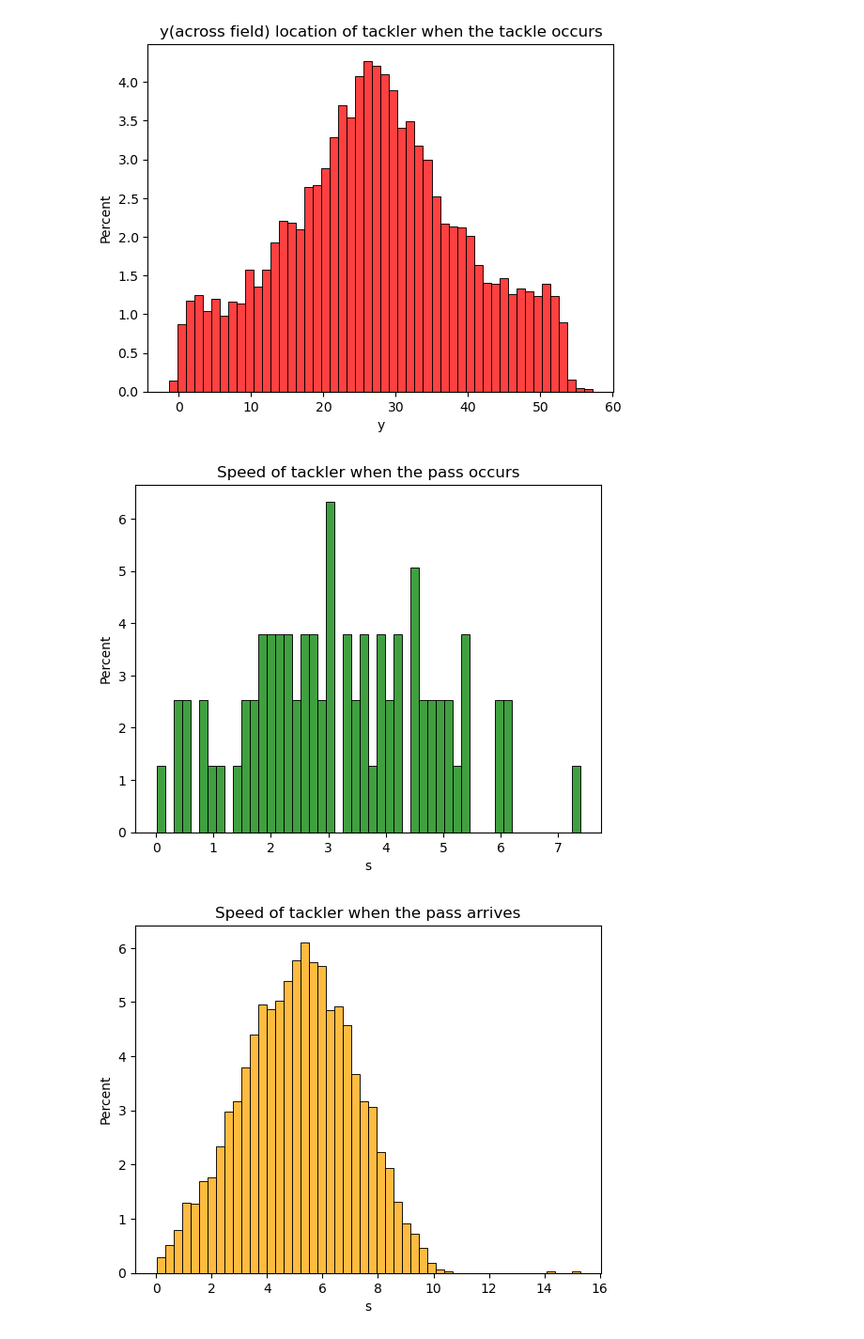
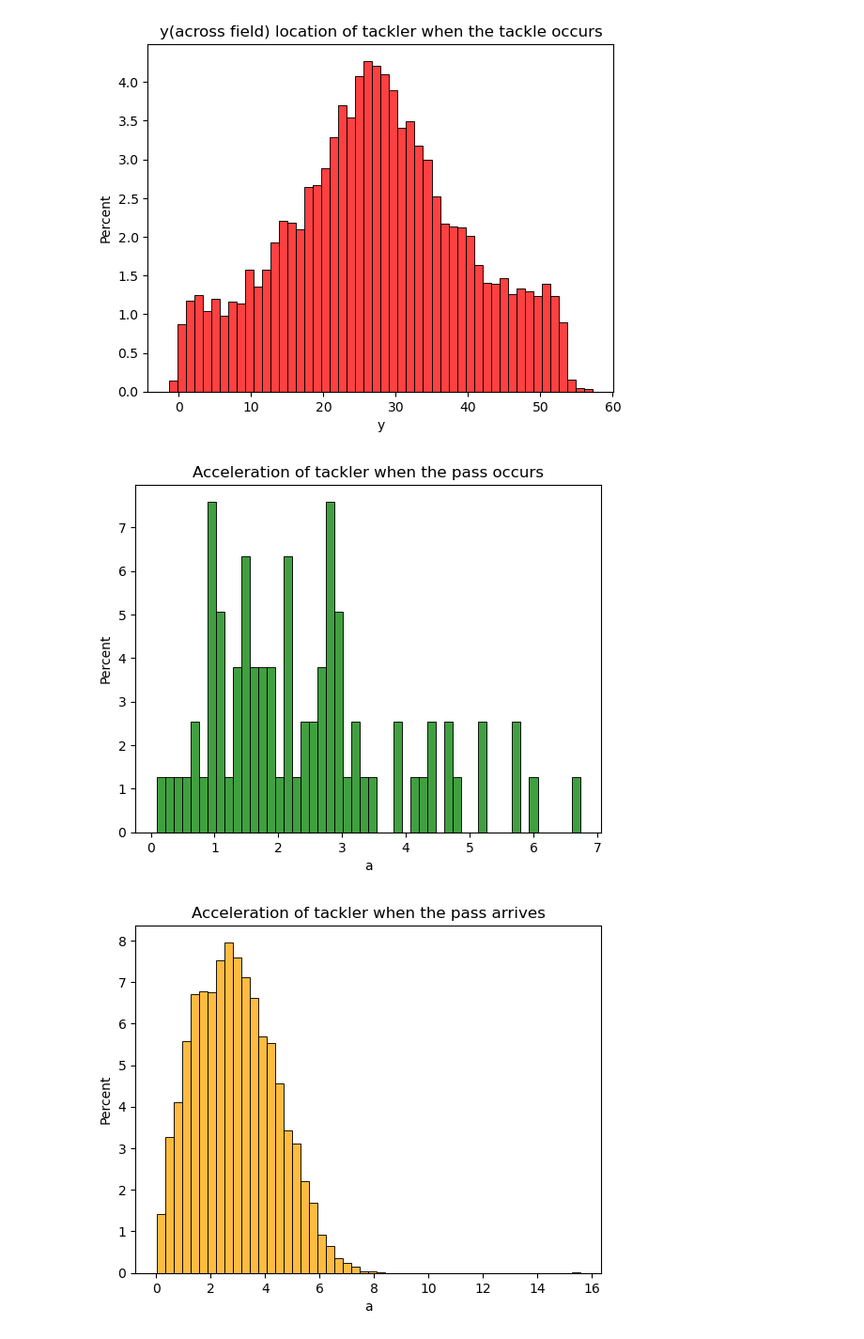
Before and after one commit to ab5525/nfl_data_2024, a Jupyter notebook: tackle_analysis.ipynb, the cells around one changed output. Shown: that part at 94% size. Saved outputs shown, nothing was run; the diff lists cells and outputs as text; code cells hidden in the pictures.

```diff
--- a/tackle_analysis.ipynb
+++ b/tackle_analysis.ipynb
@@ -132,23 +172,23 @@ plt.show()
 [figure]
 [figure]
 # %%
-stat = 'Speed'
-col = 's'
+stat = 'Acceleration'
+col = 'a'
 
 plt.title(f'{stat} of tackler when the pass occurs')
 sns.histplot(x=col,data=pass_occurs[pass_occurs['tackler']==True],stat='percent',bins=50,color='green')
 plt.show()
 plt.cla()
 
 
 plt.title(f'{stat} of tackler when the pass arrives')
 sns.histplot(x=col,data=pass_arrives[pass_arrives['tackler']==True],stat='percent',bins=50,color='orange')
 plt.show()
 plt.cla()
 
 plt.title(f'{stat} of tackler when the tackle occurs')
 sns.histplot(x=col,data=tackle_occurs[tackle_occurs['tackler']==True],stat='percent',bins=50, color='red')
 plt.show()
 # %% [output]
-[figure, old version]
+[figure, new version]
-[figure, old version]
+[figure, new version]
```
Also changed, not shown: parts of 6 cells of this notebook, 4 other files.
